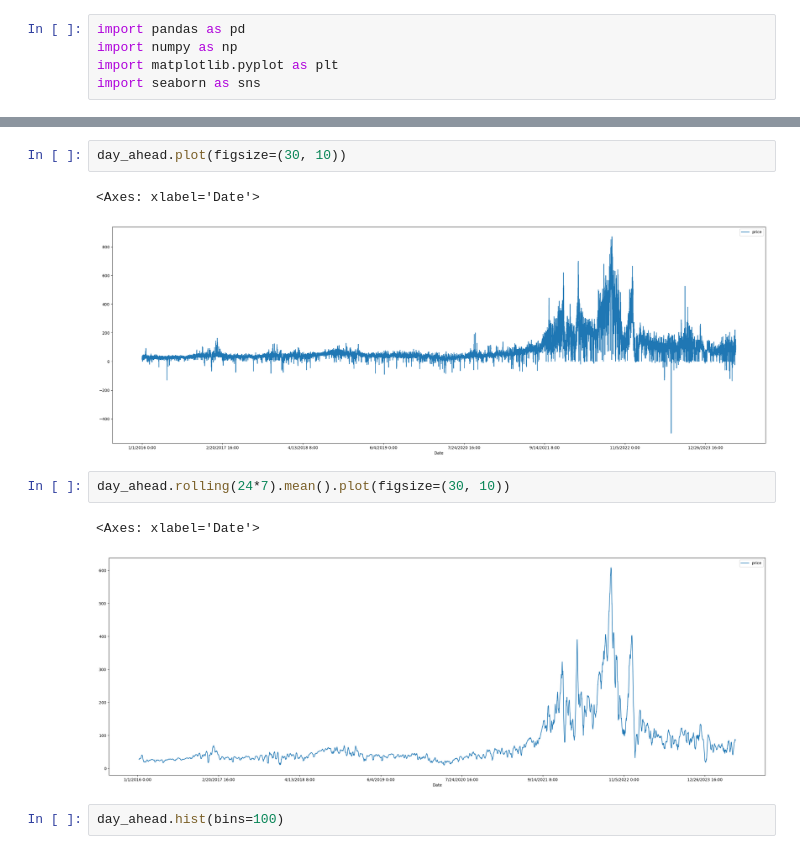
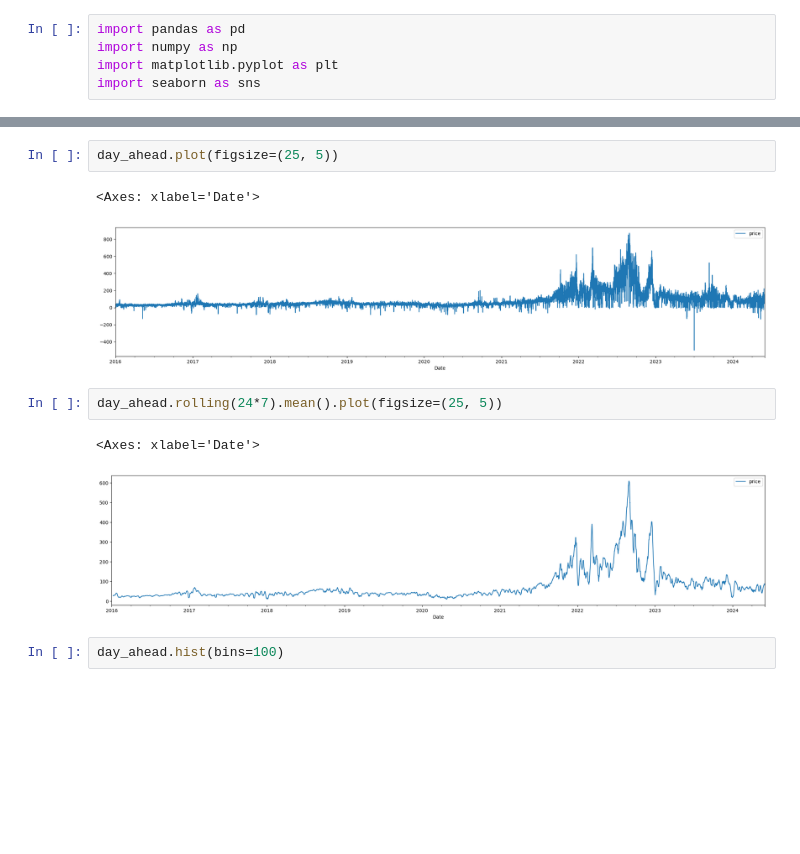
Before and after one commit to LMU-DATA-SCIENCE/price-forward-curve, a Jupyter notebook: data_exploration.ipynb, the cells around one changed output, grey strips where cells are left out. Cells and saved outputs as stored; diff of their text form; blank space fills up the shorter version.

Commit message:
new plots

```diff
--- a/data_exploration.ipynb
+++ b/data_exploration.ipynb
@@ -22,13 +16,13 @@ day_ahead.head()
 # %%
-day_ahead.plot(figsize=(30, 10))
+day_ahead.plot(figsize=(25, 5))
 # %% [output]
 <Axes: xlabel='Date'>
-[figure, old version]
+[figure, new version]
 # %%
-day_ahead.rolling(24*7).mean().plot(figsize=(30, 10))
+day_ahead.rolling(24*7).mean().plot(figsize=(25, 5))
 # %% [output]
 <Axes: xlabel='Date'>
-[figure, old version]
+[figure, new version]
 # %%
 day_ahead.hist(bins=100)
 # %% [output]
```
Also changed, not shown: parts of 10 cells of this notebook.
